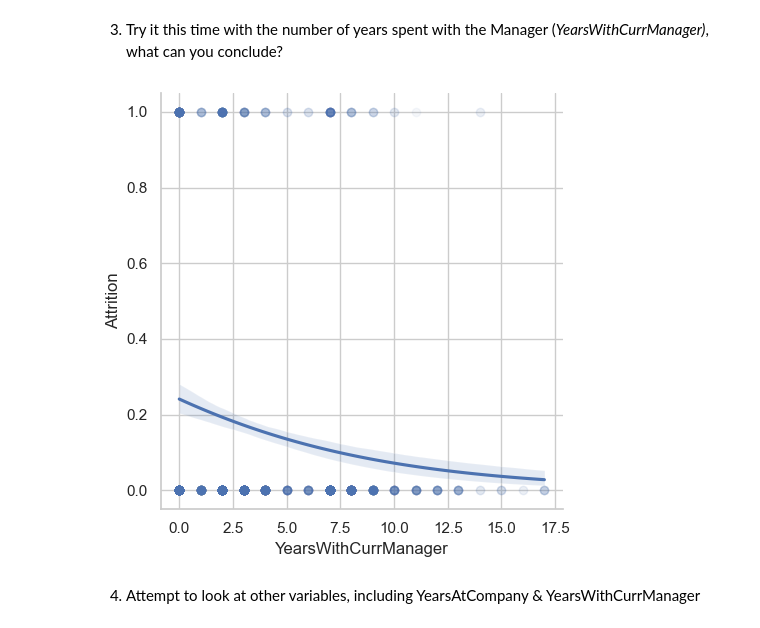
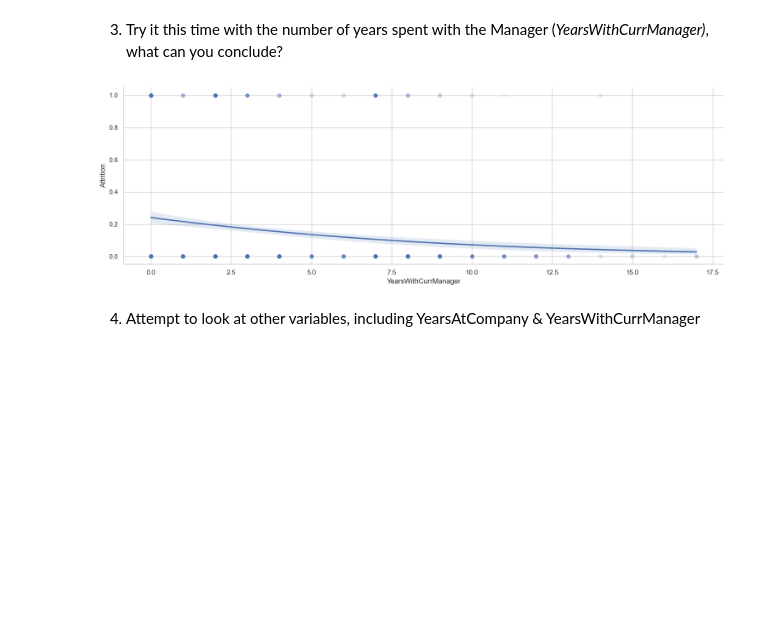
Before and after one commit to aevlkm/eda, a Jupyter notebook: 02_EDA/01c-Linear_relationships.ipynb, the cells around one changed output. Cells and saved outputs as stored; diff of their text form; code cells hidden in the pictures; blank space fills up the shorter version.

```diff
--- a/02_EDA/01c-Linear_relationships.ipynb
+++ b/02_EDA/01c-Linear_relationships.ipynb
@@ -41,5 +43,5 @@ def yes_no(x):
 # %%
-df["Attrition"] = df["Attrition"].apply(lambda x: yes_no(x))
+df["Attrition"] = df["Attrition"].astype(str).replace({"Yes": 1, "No": 0})
 df
 # %% [output]
 |  | Age | Attrition | BusinessTravel | DailyRate | Department | DistanceFromHome | Education | ... |
@@ -75,10 +77,10 @@ plt.show()
 # %% [markdown]
 3. Try it this time with the number of years spent with the Manager (_YearsWithCurrManager)_, what can you conclude?
 # %%
-sns.lmplot(data= df, x= "YearsWithCurrManager", y= "Attrition", logistic= True, scatter_kws={"alpha":.05})
+sns.lmplot(data= df, x= "YearsWithCurrManager", y= "Attrition", logistic= True, scatter_kws={"alpha":.05}, aspect=30/10)
 plt.show()
 # %% [output]
-[figure, old version]
+[figure, new version]
 # %% [markdown]
 4. Attempt to look at other variables, including YearsAtCompany & YearsWithCurrManager
 # %%
```
Also changed, not shown: parts of 6 cells of this notebook, 3 other files.
